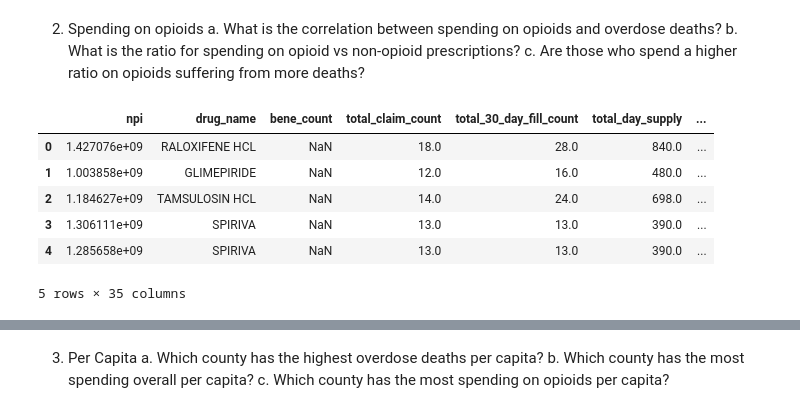
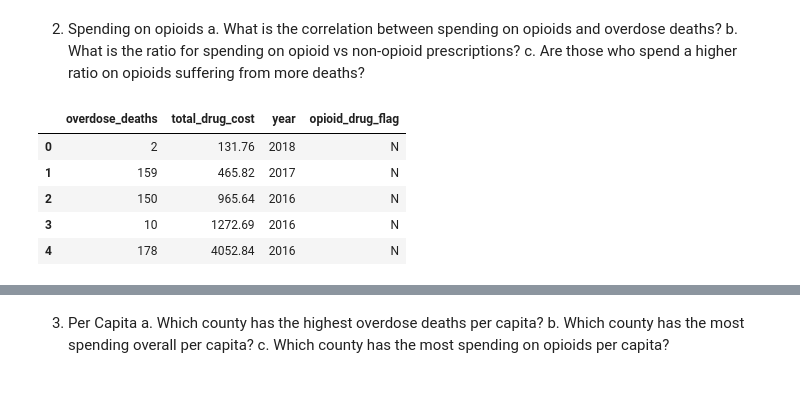
Before and after one commit to NSS-Full-Time-Data-Analytics-14/prescription-drugs-python-snickers, a Jupyter notebook: notebooks/prescription_drugs_lg.ipynb, the cells around one changed output, grey strips where cells are left out. Saved outputs shown, nothing was run; the diff lists cells and outputs as text; code cells hidden in the pictures.

```diff
--- a/notebooks/prescription_drugs_lg.ipynb
+++ b/notebooks/prescription_drugs_lg.ipynb
@@ -115,17 +115,16 @@ question_1.sort_values(by=['overdose_deaths'])
   b. What is the ratio for spending on opioid vs non-opioid prescriptions?
   c. Are those who spend a higher ratio on opioids suffering from more deaths?
 # %%
-question_2 = 'SELECT * FROM prescription INNER JOIN drug USING(drug_name) INNER JOIN prescriber USING(npi)'
+q2= 'SELECT overdose_deaths, total_drug_cost, year, opioid_drug_flag FROM overdose_deaths as od INNER JOIN zip_fips as zf ON od.fipscounty::int = zf.fipscounty::int INNER JOIN prescriber as p1 ON zf.zip = p1.nppes_provider_zip5 INNER JOIN prescription as p2 ON p1.npi = p2.npi INNER JOIN drug as d ON p2.drug_name = d.drug_name GROUP BY year, overdose_deaths, total_drug_cost,opioid_drug_flag'
 # %%
 with engine.connect() as connection:
-    question_2 = pd.read_sql(text(question_2), con = connection)
+    q2 = pd.read_sql(text(q2), con = connection)
 
-question_2.head()
+q2.head()
 # %% [output]
-|  | npi | drug_name | bene_count | total_claim_count | total_30_day_fill_count | total_day_supply | ... |
-| 0 | 1.427076e+09 | RALOXIFENE HCL | NaN | 18.0 | 28.0 | 840.0 | ... |
-| 1 | 1.003858e+09 | GLIMEPIRIDE | NaN | 12.0 | 16.0 | 480.0 | ... |
-| 2 | 1.184627e+09 | TAMSULOSIN HCL | NaN | 14.0 | 24.0 | 698.0 | ... |
-| 3 | 1.306111e+09 | SPIRIVA | NaN | 13.0 | 13.0 | 390.0 | ... |
-| 4 | 1.285658e+09 | SPIRIVA | NaN | 13.0 | 13.0 | 390.0 | ... |
+|  | overdose_deaths | total_drug_cost | year | opioid_drug_flag |
+| 0 | 2 | 131.76 | 2018 | N |
+| 1 | 159 | 465.82 | 2017 | N |
+| 2 | 150 | 965.64 | 2016 | N |
+| 3 | 10 | 1272.69 | 2016 | N |
+| 4 | 178 | 4052.84 | 2016 | N |
-5 rows × 35 columns
```
Also changed, not shown: parts of 9 cells of this notebook.
